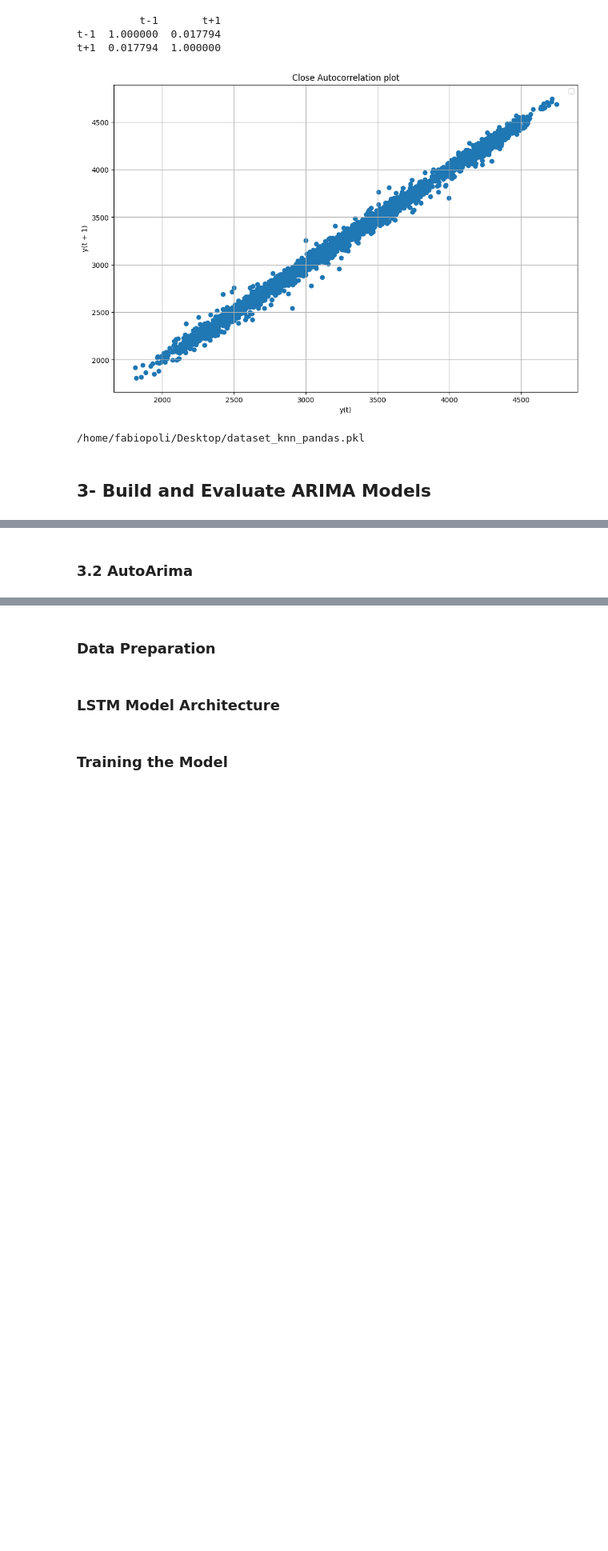
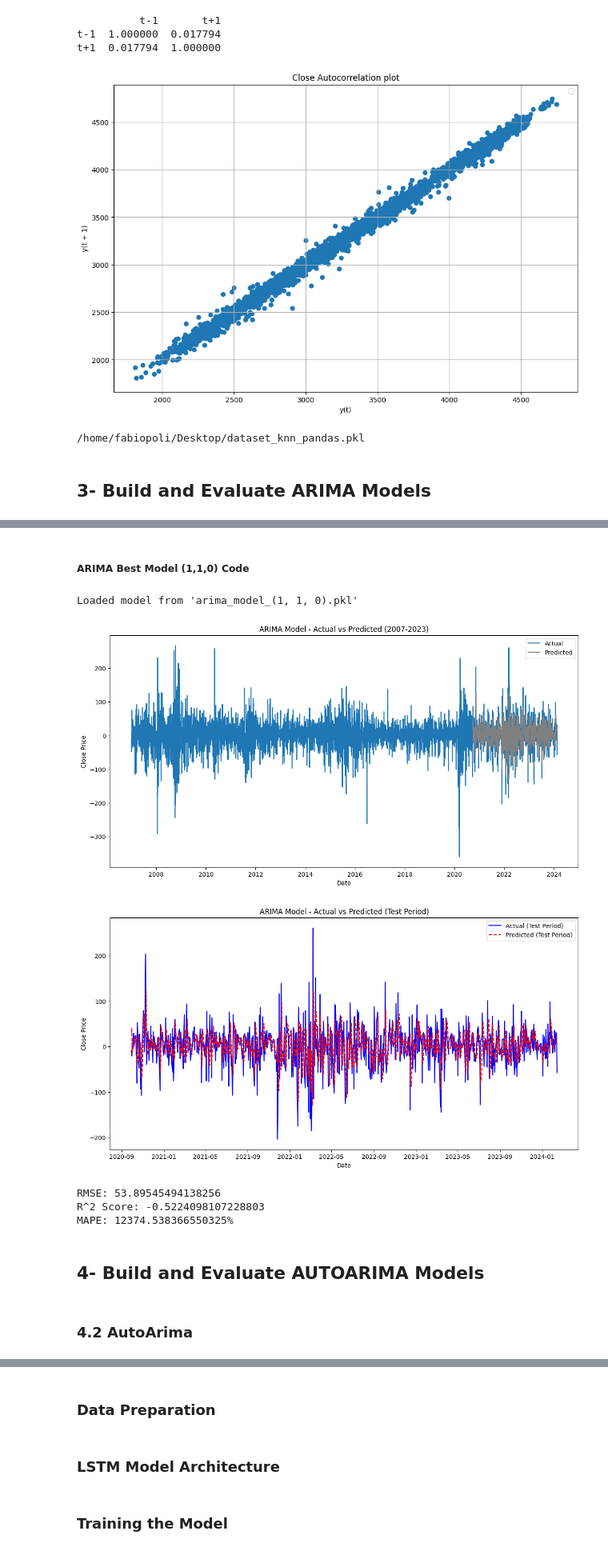
Before and after one commit to Fabio-Poli/CCT-Thesis-Project, a Jupyter notebook: Project_Code/Project Sep 2024.ipynb, the cells around one changed output, grey strips where cells are left out. Shown at 80% size. Cells and saved outputs as stored; diff of their text form; code cells hidden in the pictures; blank space fills up the shorter version.

```diff
--- a/Project_Code/Project Sep 2024.ipynb
+++ b/Project_Code/Project Sep 2024.ipynb
@@ -1757,2 +1632,69 @@ plt.show()
+# %% [markdown]
+##### ARIMA Best Model (1,1,0) Code
+# %%
+# Load the ARIMA model (1, 1, 0)
+model_filename = 'arima_model_(1, 1, 0).pkl'
+model_fit = joblib.load(model_filename)
+print(f"Loaded model from '{model_filename}'")
+
+# Extract the 'Close_diff' series
+series = dataset_knn_pandas['Close_diff']
+
+# Define the train/test split
+split_point = int(len(series) * 0.8)
+train, test = series.iloc[:split_point], series.iloc[split_point:]
+
+# Rebuild the history to include only the training data
+history = list(train)
+predictions = []
+
+# Generate predictions for the test set using the pre-trained model
+for t in range(len(test)):
+    model = ARIMA(history, order=(1, 1, 0))  # Load the ARIMA model again for consistency
+    model_fit = model.fit()  # Fit on the current history
+    yhat = model_fit.forecast(steps=1)[0]  # Forecast the next value using the loaded model
+    predictions.append(yhat)
+    history.append(test.iloc[t])
+
+# Create a series for the predicted values with the same index as the test data
+predicted_series = pd.Series(predictions, index=test.index)
+
+# Plot the actual vs predicted values for the entire period (2007-2023)
+plt.figure(figsize=(14, 7))
+plt.plot(series, label='Actual')  # Plot full actual series ('Close_diff')
+plt.plot(predicted_series, label='Predicted', color='gray')  # Plot predicted values for the test period
+plt.title('ARIMA Model - Actual vs Predicted (2007-2023)')
+plt.xlabel('Date')
+plt.ylabel('Close Price')
+plt.legend()
+plt.show()
+
+# Zoom in on the test period to make the predictions more visible
+plt.figure(figsize=(14, 7))
+plt.plot(test.index, test, label='Actual (Test Period)', color='blue')  # Plot actual 'Close' values for the test period
+plt.plot(predicted_series.index, predicted_series, label='Predicted (Test Period)', color='red', linestyle='dashed')
+plt.title('ARIMA Model - Actual vs Predicted (Test Period)')
+plt.xlabel('Date')
+plt.ylabel('Close Price')
+plt.legend()
+plt.show()
+
+# Calculate and display evaluation metrics for the predictions
+rmse = sqrt(mean_squared_error(test, predicted_series))
+r2 = r2_score(test, predicted_series)
+mape = np.mean(np.abs((test - predicted_series) / test)) * 100
+
+print(f"RMSE: {rmse}")
+print(f"R^2 Score: {r2}")
+print(f"MAPE: {mape}%")
+# %% [output]
+Loaded model from 'arima_model_(1, 1, 0).pkl'
+[figure, added]
+[figure, added]
+RMSE: 53.89545494138256
+R^2 Score: -0.5224098107228803
+MAPE: 12374.538366550325%
+# %% [markdown]
+## 4- Build and Evaluate AUTOARIMA Models
 # %% [markdown]
-### 3.2 AutoArima
+### 4.2 AutoArima
```
Also changed, not shown: parts of 73 cells of this notebook.
